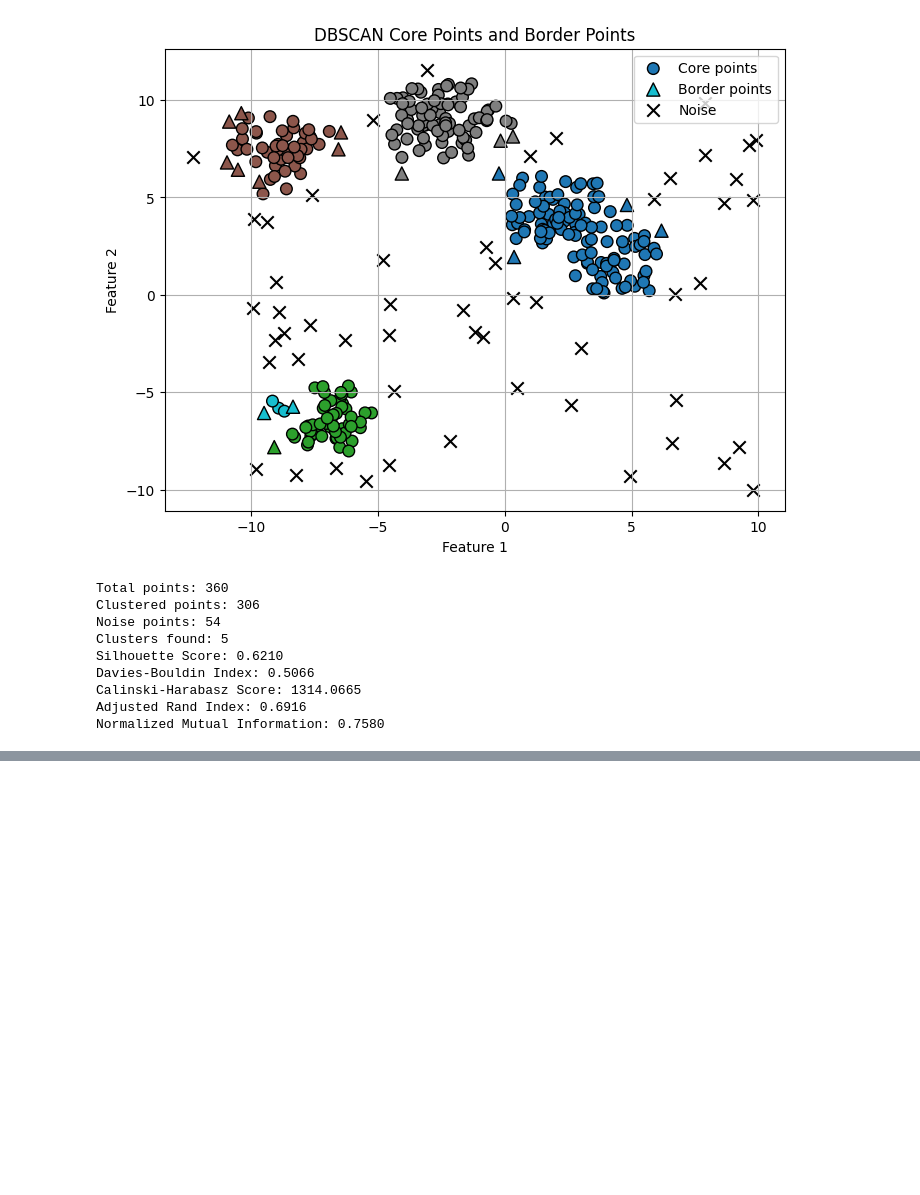
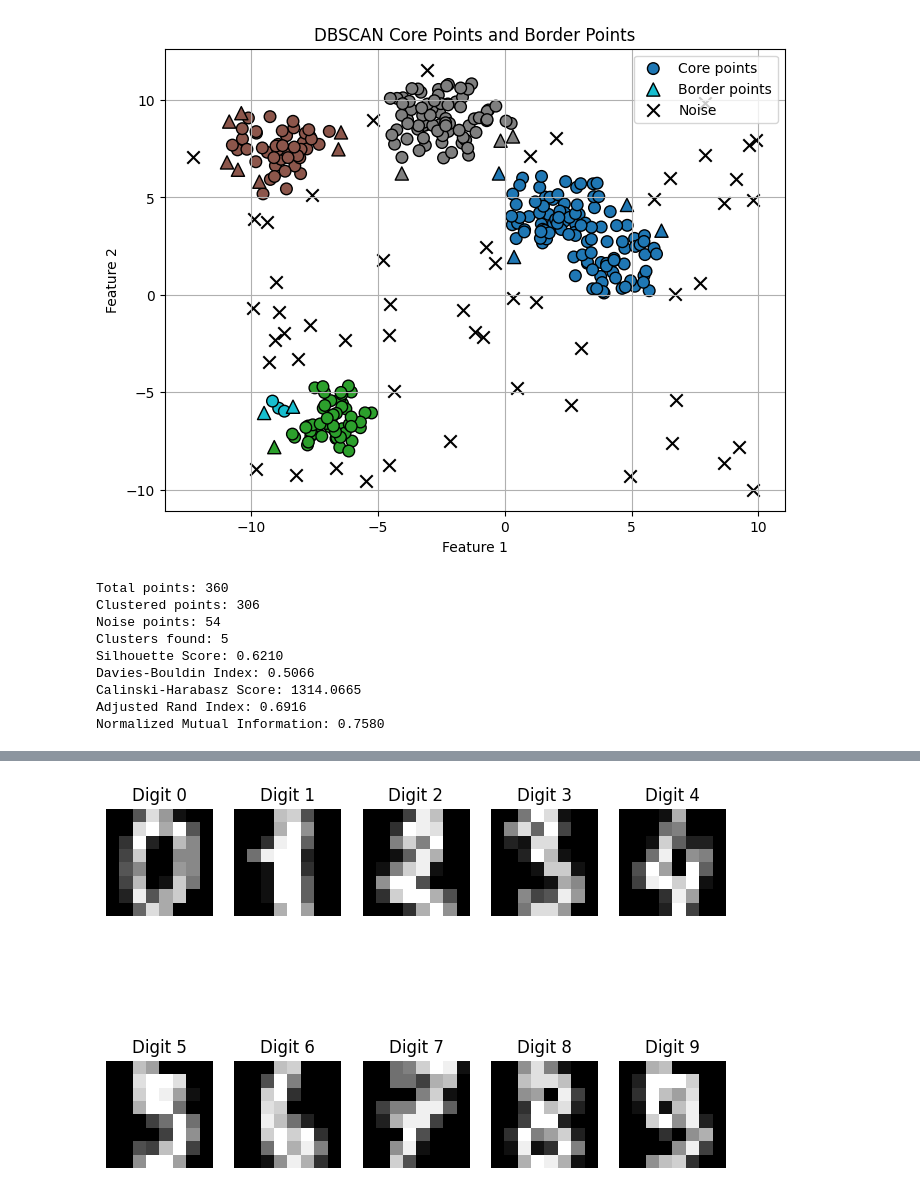
Before and after one commit to wumboingwumbos/ImageProcessing, a Jupyter notebook: Pattern_Rec_ECE5363/Project_5/Bartley_Hossain.ipynb, the cells around one changed output, grey strips where cells are left out. Cells and saved outputs as stored; diff of their text form; code cells hidden in the pictures; blank space fills up the shorter version.

```diff
--- a/Pattern_Rec_ECE5363/Project_5/Bartley_Hossain.ipynb
+++ b/Pattern_Rec_ECE5363/Project_5/Bartley_Hossain.ipynb
@@ -561,0 +321,17 @@ plt.show()
+# %%
+from sklearn.datasets import load_digits
+digits = load_digits()
+X_digits = digits.data
+y_digits = digits.target
+
+# visualize digits data
+plt.figure(figsize=(8, 6))
+for i in range(10):
+    plt.subplot(2, 5, i + 1)
+    plt.imshow(X_digits[y_digits == i][0].reshape(8, 8), cmap='gray')
+    plt.title(f'Digit {i}')
+    plt.axis('off')
+
+plt.show()
+# %% [output]
+[figure, added]
```
Also changed, not shown: parts of 15 cells of this notebook, 1 other file.
